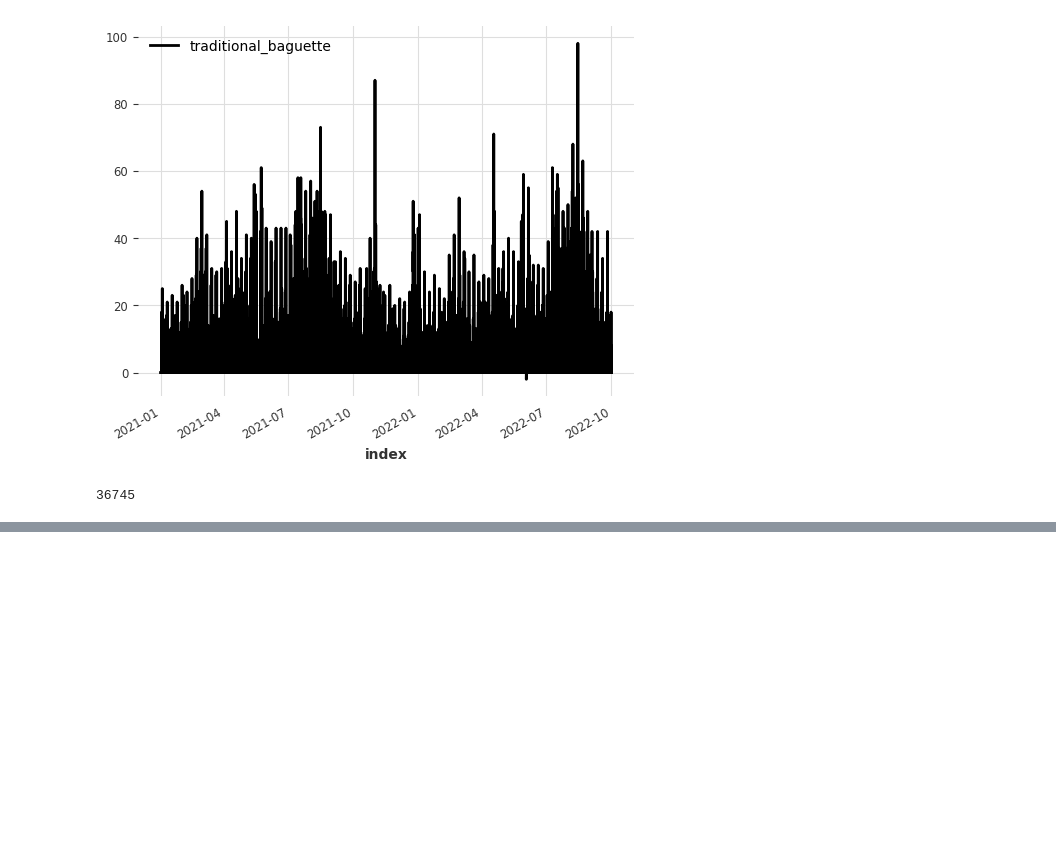
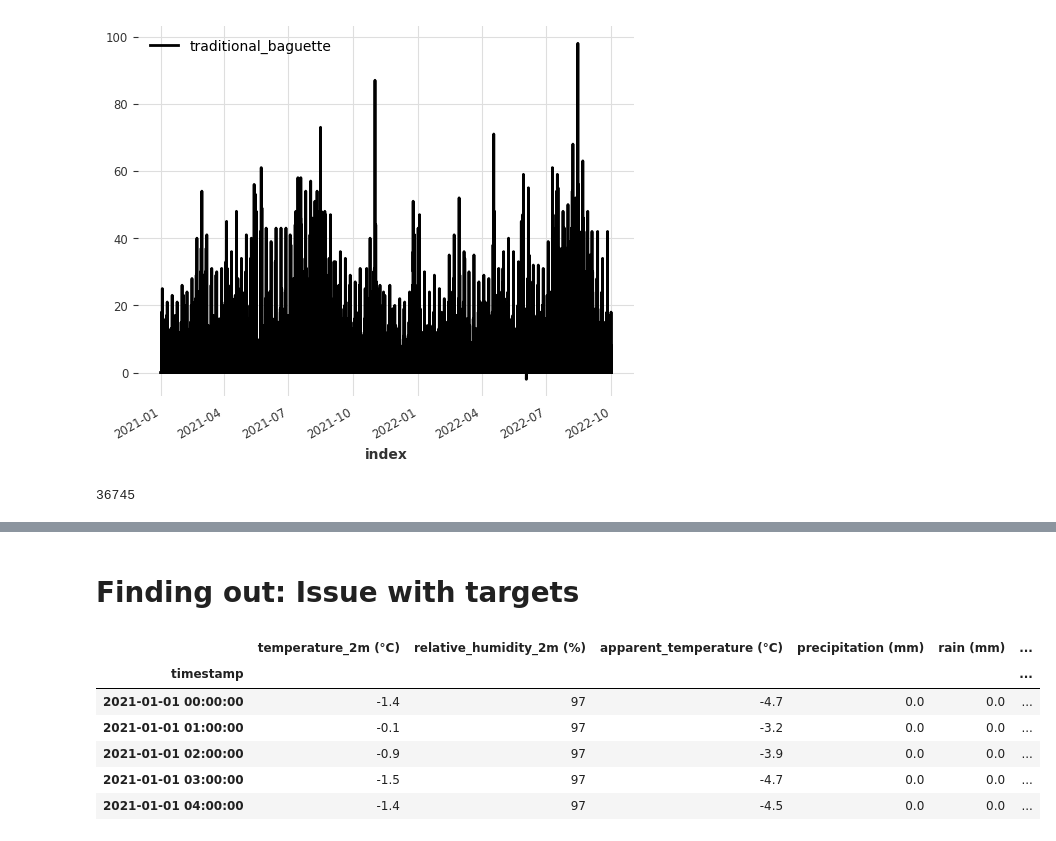
Before and after one commit to Alex5xelA/Bakery_sales_forecast, a Jupyter notebook: notebooks/xgboost_1.ipynb, the cells around one changed output, grey strips where cells are left out. Saved outputs shown, nothing was run; the diff lists cells and outputs as text; code cells hidden in the pictures; blank space fills up the shorter version.

```diff
--- a/notebooks/xgboost_1.ipynb
+++ b/notebooks/xgboost_1.ipynb
@@ -236,0 +214,2 @@ def eval_model(model, past_covariates = None,
+# %% [markdown]
+# Finding out: Issue with targets
@@ -236,0 +222,10 @@ def eval_model(model, past_covariates = None,
+# %%
+data_hourly.head()
+# %% [output]
+|  | temperature_2m (°C) | relative_humidity_2m (%) | apparent_temperature (°C) | precipitation (mm) | rain (mm) | ... |
+| timestamp |  |  |  |  |  | ... |
+| 2021-01-01 00:00:00 | -1.4 | 97 | -4.7 | 0.0 | 0.0 | ... |
+| 2021-01-01 01:00:00 | -0.1 | 97 | -3.2 | 0.0 | 0.0 | ... |
+| 2021-01-01 02:00:00 | -0.9 | 97 | -3.9 | 0.0 | 0.0 | ... |
+| 2021-01-01 03:00:00 | -1.5 | 97 | -4.7 | 0.0 | 0.0 | ... |
+| 2021-01-01 04:00:00 | -1.4 | 97 | -4.5 | 0.0 | 0.0 | ... |
```
Also changed, not shown: parts of 18 cells of this notebook.
